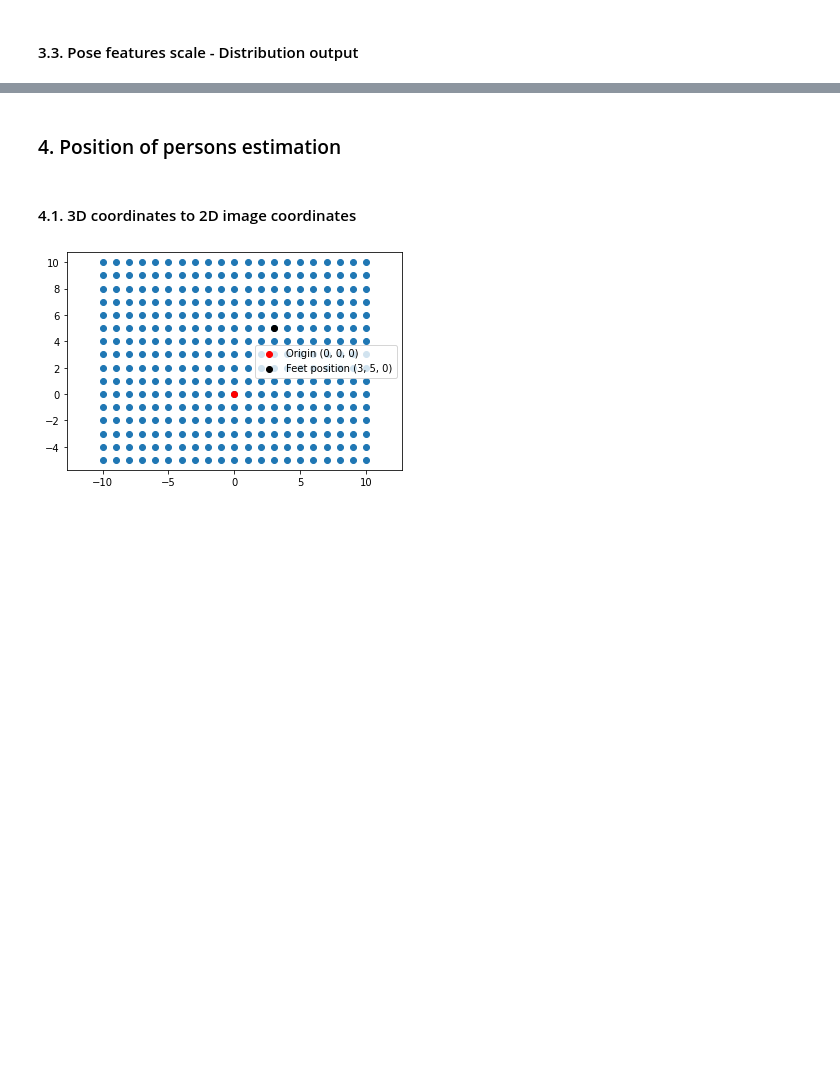
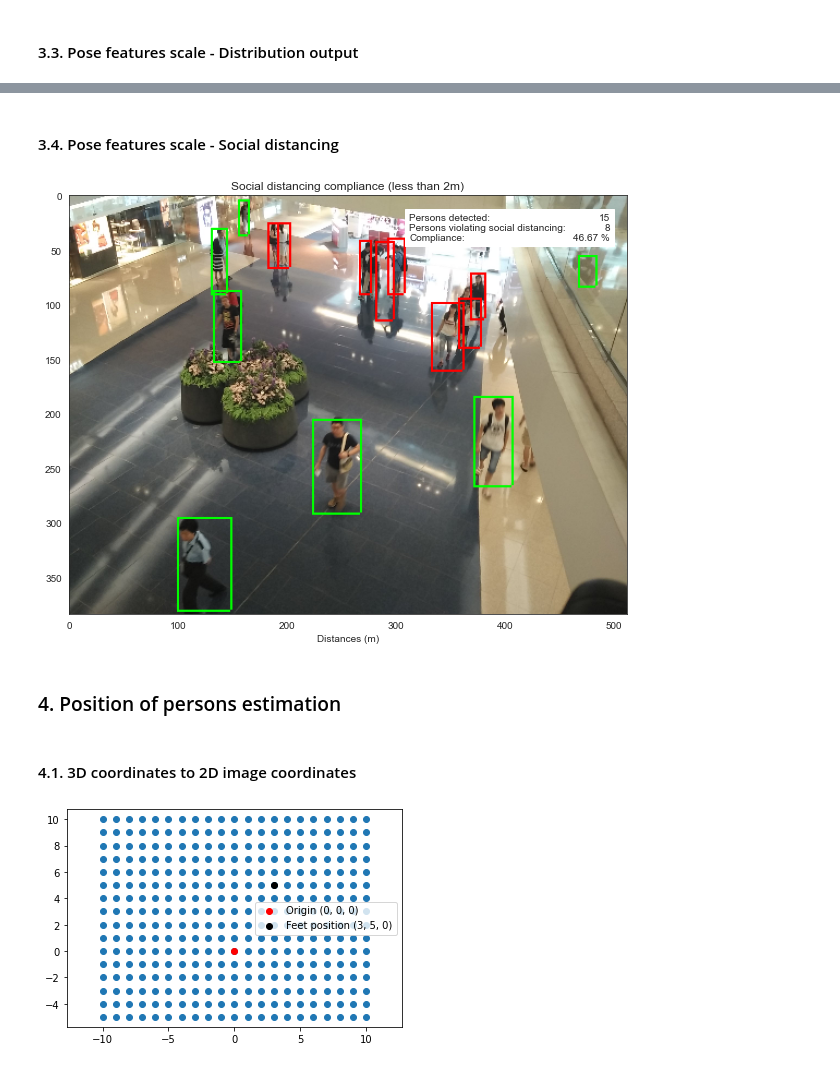
Before and after one commit to biantongfei/GDP_group5, a Jupyter notebook: notebooks/03_VS_Distance_and_position_estimation.ipynb, the cells around one changed output, grey strips where cells are left out. Drawn from its saved outputs; the diff is of its cells as text; code cells hidden in the pictures; blank space fills up the shorter version.

```diff
--- a/notebooks/03_VS_Distance_and_position_estimation.ipynb
+++ b/notebooks/03_VS_Distance_and_position_estimation.ipynb
@@ -501,3 +523,54 @@ Time taken: 3.98 ms
+# %% [markdown]
+#### 3.4. Pose features scale - Social distancing
+# %%
+# Show the image with the reference
+img_array = skimage.io.imread(os.path.join(IMAGE_DIR, image_files[img_index]))
+plt.figure(figsize=(10,8))
+
+# Get all bounding boxes for the example image and remove bad elements (for img_index = 35)
+bboxes = alphap_results.loc[alphap_results['image_id'] == example_img]['box'].apply(np.array).iloc[[i for i in range(len(keypoints)) if i not in [15, 16, 17]]]
+
+# Stack our seperate arrays into one large 2d array
+bboxes = np.stack(bboxes, axis=0)
+
+# Find number of boxes for given image
+num_boxes = bboxes.shape[0]
+
+# Convert bboxes to integers (if not already)
+bboxes = bboxes.astype(int)
+
+t = 2 # tickness
+
+# Iterate through boxes
+for i in range(num_boxes):
+    # Get social distancing respect label
+    if respect_social_distancing[i]:
+        label = [0, 255, 0, 255]
+    else:
+        label = [255, 0, 0, 255]
+
+    # Get coords for current box
+    x_min, y_min, w, h = bboxes[i]
+
+    # Find xmax & ymax for easier plotting
+    x_max, y_max = x_min + w, y_min + h
+
+    # Plot bbox on image with desired thickness
+    img_array[y_min:y_min + t, x_min:x_max] = label
+    img_array[y_max:y_max + t, x_min:x_max] = label
+    img_array[y_min:y_max, x_min:x_min + t] = label
+    img_array[y_min:y_max, x_max:x_max + t] = label
+
+plt.imshow(img_array)
+t = plt.text(plt.xlim()[1]*0.61, plt.ylim()[0]*0.04, labels, va='top')
+t.set_bbox(dict(facecolor='white'))
+t = plt.text(plt.xlim()[1]*0.97, plt.ylim()[0]*0.04, mystr, va='top', ha='right')
+t.set_bbox(dict(facecolor='white'))
+plt.xlabel("Distances (m)")
+plt.title(f'Social distancing compliance (less than {social_distance}m)')
+plt.show()
+# %% [output]
+[figure, added]
 # %% [markdown]
 ### 4. Position of persons estimation
 # %% [markdown]
```
Also changed, not shown: parts of 11 cells of this notebook.
